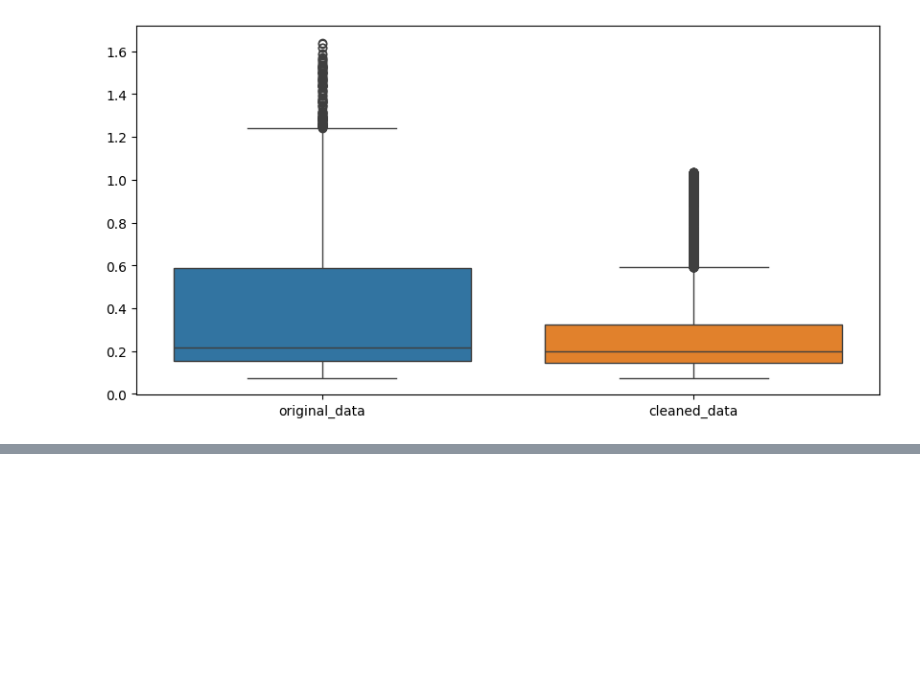
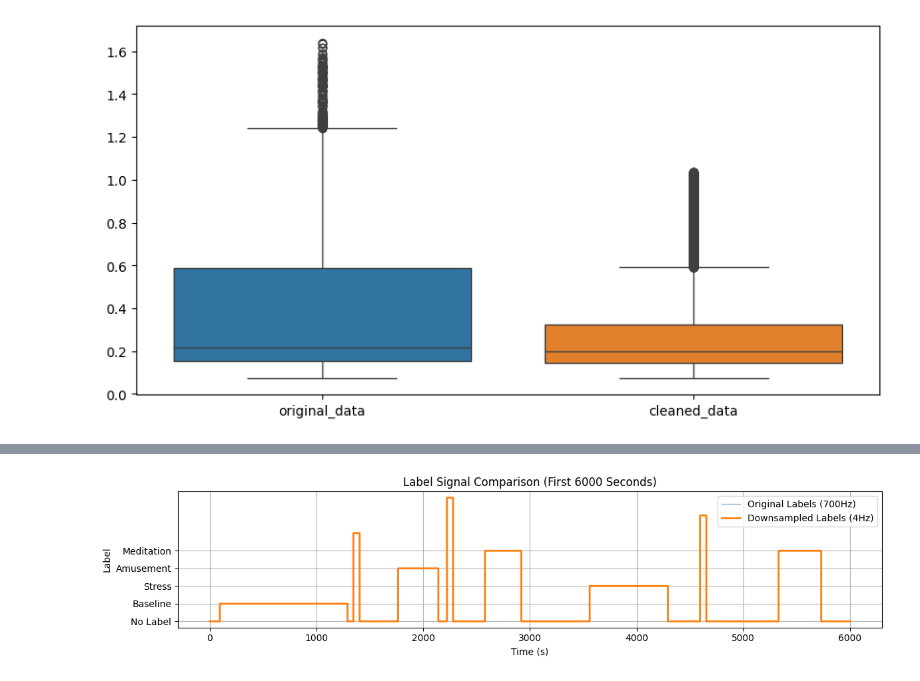
Before and after one commit to Pixelpip/Major, a Jupyter notebook: vis.ipynb, the cells around one changed output, grey strips where cells are left out. Saved outputs shown, nothing was run; the diff lists cells and outputs as text; code cells hidden in the pictures; blank space fills up the shorter version.

```diff
--- a/vis.ipynb
+++ b/vis.ipynb
@@ -33,0 +115,27 @@ plt.show()
+# %%
+import matplotlib.pyplot as plt
+import numpy as np
+
+# Assume `labels` is your original 700 Hz label array from the .pkl
+# Downsampled by factor 175 (700/4 = 175)
+
+window_sec = 6000 # visualize first 10 seconds
+original_label_segment = labels[:700 * window_sec]
+downsampled_label_segment = labels[::175][:4 * window_sec]
+
+time_original = np.linspace(0, window_sec, len(original_label_segment))
+time_downsampled = np.linspace(0, window_sec, len(downsampled_label_segment))
+
+plt.figure(figsize=(12, 3))
+plt.step(time_original, original_label_segment, label='Original Labels (700Hz)', where='post', alpha=0.5, linewidth=1)
+plt.step(time_downsampled, downsampled_label_segment, label='Downsampled Labels (4Hz)', where='post', linewidth=2)
+plt.yticks([0, 1, 2, 3, 4], ['No Label', 'Baseline', 'Stress', 'Amusement','Meditation'])  # modify if your labels are different
+plt.title(f'Label Signal Comparison (First {window_sec} Seconds)')
+plt.xlabel('Time (s)')
+plt.ylabel('Label')
+plt.legend()
+plt.grid(True)
+plt.tight_layout()
+plt.show()
+# %% [output]
+[figure, added]
```
Also changed, not shown: parts of 2 cells of this notebook, 1 other file.
